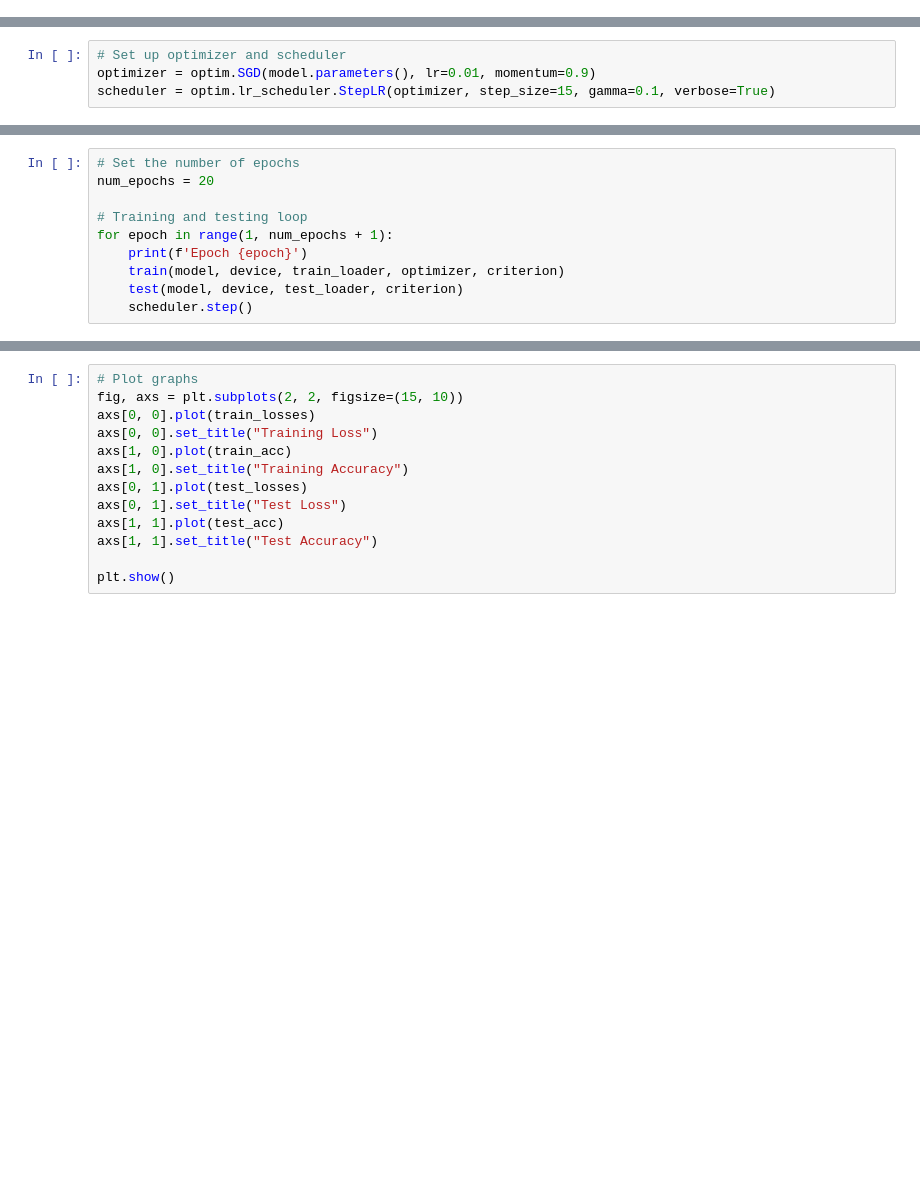
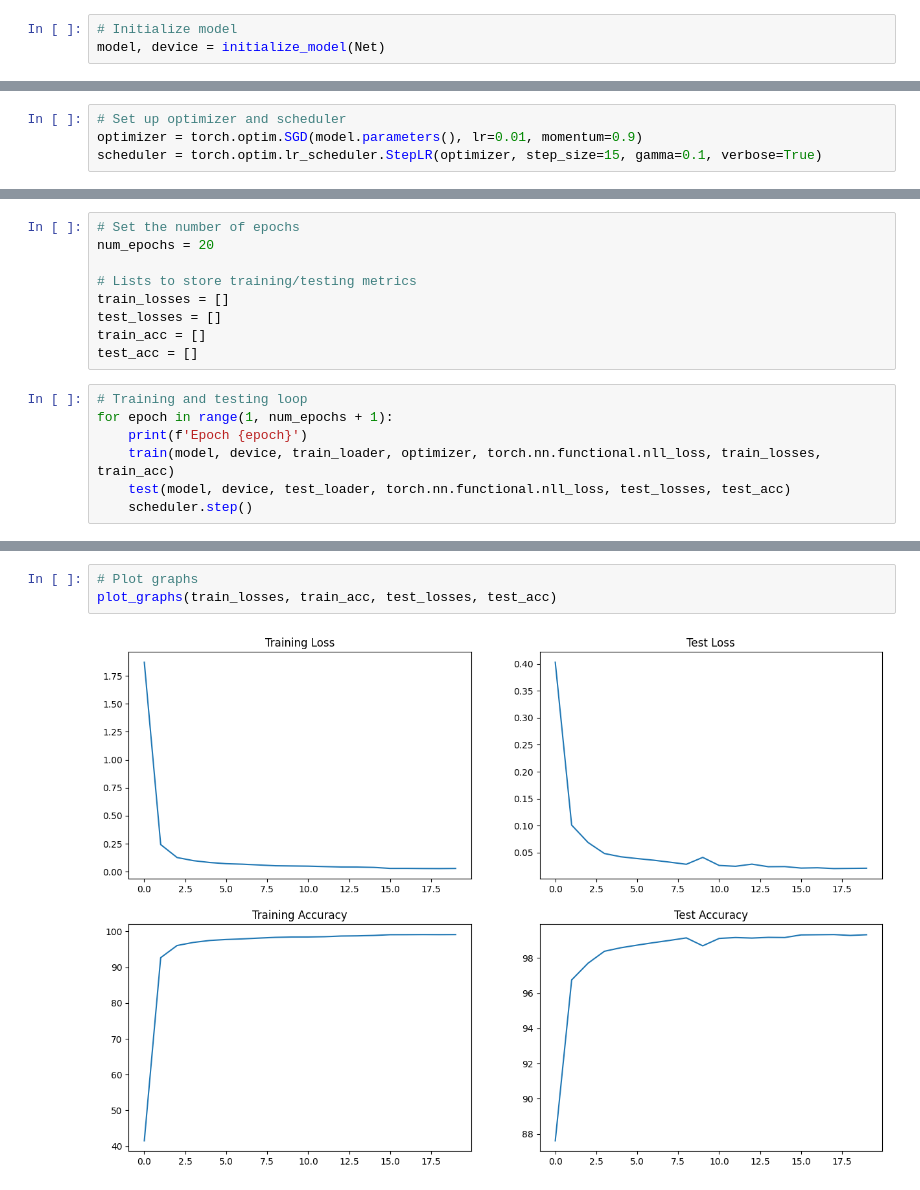
Before and after one commit to Saikumarraju-it/era_v2, a Jupyter notebook: S5.ipynb, the cells around one changed output, grey strips where cells are left out. Cells and saved outputs as stored; diff of their text form; blank space fills up the shorter version.

```diff
--- a/S5.ipynb
+++ b/S5.ipynb
@@ -12,0 +8,3 @@ summary(model, input_size=(1, 28, 28))
+# %%
+# Initialize model
+model, device = initialize_model(Net)
@@ -13,4 +31,4 @@ summary(model, input_size=(1, 28, 28))
 # %%
 # Set up optimizer and scheduler
-optimizer = optim.SGD(model.parameters(), lr=0.01, momentum=0.9)
-scheduler = optim.lr_scheduler.StepLR(optimizer, step_size=15, gamma=0.1, verbose=True)
+optimizer = torch.optim.SGD(model.parameters(), lr=0.01, momentum=0.9)
+scheduler = torch.optim.lr_scheduler.StepLR(optimizer, step_size=15, gamma=0.1, verbose=True)
@@ -17,10 +37,16 @@ scheduler = optim.lr_scheduler.StepLR(optimizer, step_size=15, gamma=0.1, verbos
+# %%
+# Set the number of epochs
+num_epochs = 20
+
+# Lists to store training/testing metrics
+train_losses = []
+test_losses = []
+train_acc = []
+test_acc = []
 # %%
-# Set the number of epochs
-num_epochs = 20
-
 # Training and testing loop
 for epoch in range(1, num_epochs + 1):
     print(f'Epoch {epoch}')
-    train(model, device, train_loader, optimizer, criterion)
-    test(model, device, test_loader, criterion)
+    train(model, device, train_loader, optimizer, torch.nn.functional.nll_loss, train_losses, train_acc)
+    test(model, device, test_loader, torch.nn.functional.nll_loss, test_losses, test_acc)
     scheduler.step()
@@ -27,13 +100,5 @@ for epoch in range(1, num_epochs + 1):
-# %%
-# Plot graphs
-fig, axs = plt.subplots(2, 2, figsize=(15, 10))
-axs[0, 0].plot(train_losses)
-axs[0, 0].set_title("Training Loss")
-axs[1, 0].plot(train_acc)
-axs[1, 0].set_title("Training Accuracy")
-axs[0, 1].plot(test_losses)
-axs[0, 1].set_title("Test Loss")
-axs[1, 1].plot(test_acc)
-axs[1, 1].set_title("Test Accuracy")
-
-plt.show()
+# %%
+# Plot graphs
+plot_graphs(train_losses, train_acc, test_losses, test_acc)
+# %% [output]
+[figure, added]
```
Also changed, not shown: parts of 7 cells of this notebook.
